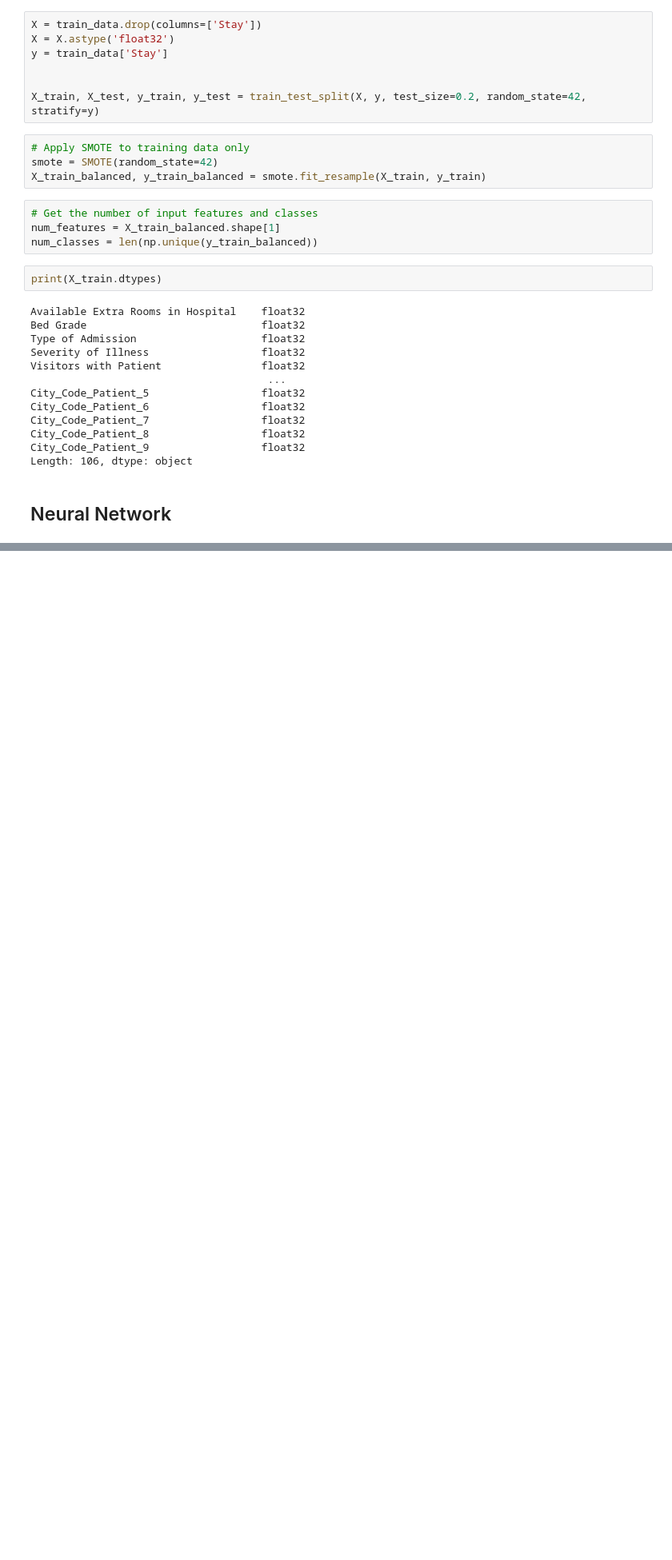
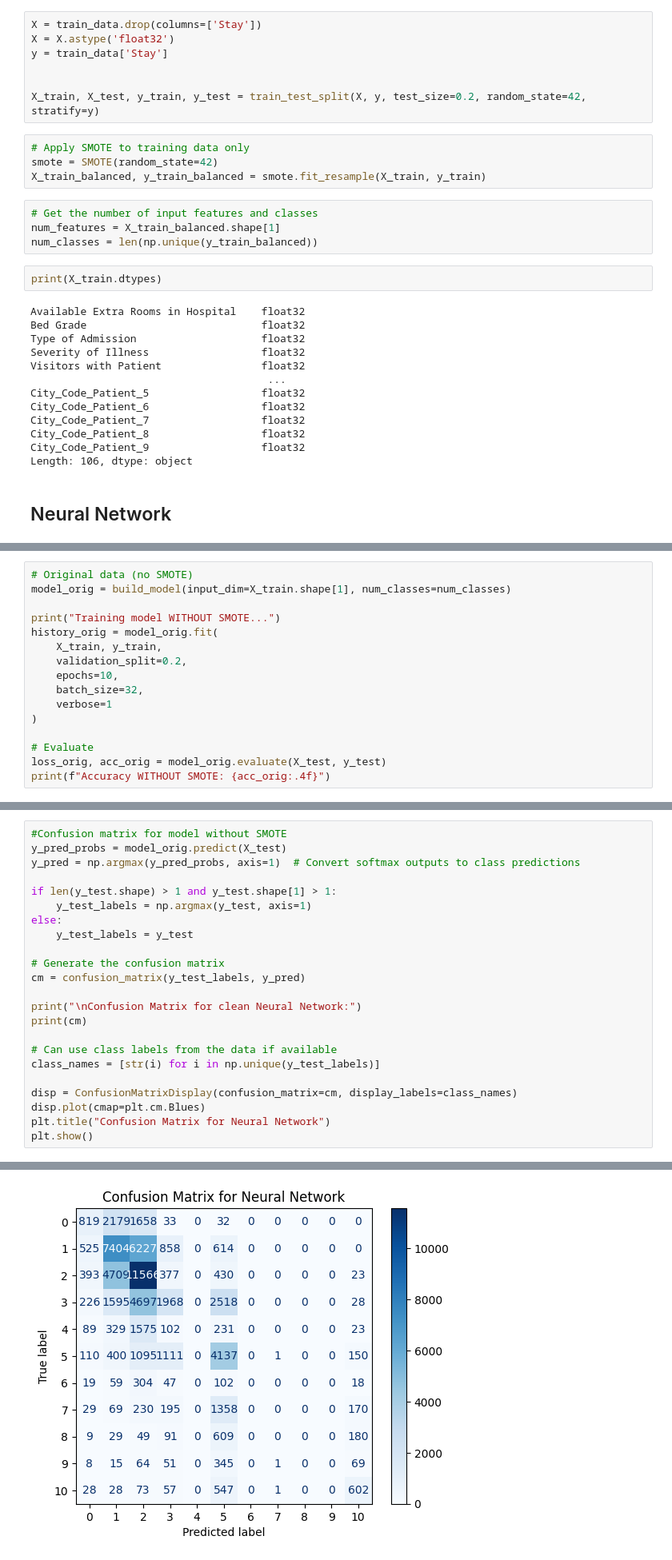
Before and after one commit to Jayjolie1026/4260, a Jupyter notebook: neural_net.ipynb, the cells around one changed output, grey strips where cells are left out. Shown at 80% size. Saved outputs shown, nothing was run; the diff lists cells and outputs as text; blank space fills up the shorter version.

```diff
--- a/neural_net.ipynb
+++ b/neural_net.ipynb
@@ -142,0 +107,16 @@ shap.summary_plot(shap_values, X_explain)
+# %%
+# Original data (no SMOTE)
+model_orig = build_model(input_dim=X_train.shape[1], num_classes=num_classes)
+
+print("Training model WITHOUT SMOTE...")
+history_orig = model_orig.fit(
+    X_train, y_train,
+    validation_split=0.2,
+    epochs=10,
+    batch_size=32,
+    verbose=1
+)
+
+# Evaluate
+loss_orig, acc_orig = model_orig.evaluate(X_test, y_test)
+print(f"Accuracy WITHOUT SMOTE: {acc_orig:.4f}")
@@ -142,0 +178,24 @@ shap.summary_plot(shap_values, X_explain)
+# %%
+#Confusion matrix for model without SMOTE
+y_pred_probs = model_orig.predict(X_test)
+y_pred = np.argmax(y_pred_probs, axis=1)  # Convert softmax outputs to class predictions
+
+if len(y_test.shape) > 1 and y_test.shape[1] > 1:
+    y_test_labels = np.argmax(y_test, axis=1)
+else:
+    y_test_labels = y_test
+
+# Generate the confusion matrix
+cm = confusion_matrix(y_test_labels, y_pred)
+
+print("\nConfusion Matrix for clean Neural Network:")
+print(cm)
+
+# Can use class labels from the data if available
+class_names = [str(i) for i in np.unique(y_test_labels)]
+
+disp = ConfusionMatrixDisplay(confusion_matrix=cm, display_labels=class_names)
+disp.plot(cmap=plt.cm.Blues)
+plt.title("Confusion Matrix for Neural Network")
+plt.show()
+# %% [output]
@@ -142,0 +216 @@ shap.summary_plot(shap_values, X_explain)
+[figure, added]
```
Also changed, not shown: parts of 11 cells of this notebook.
